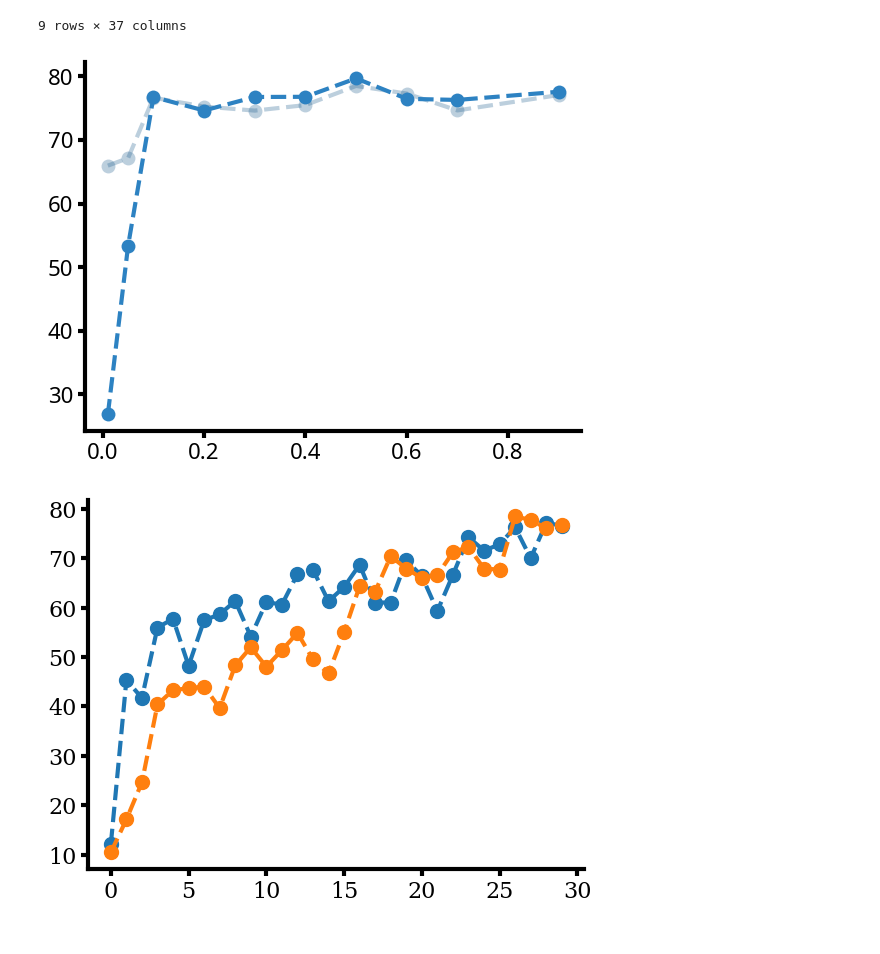
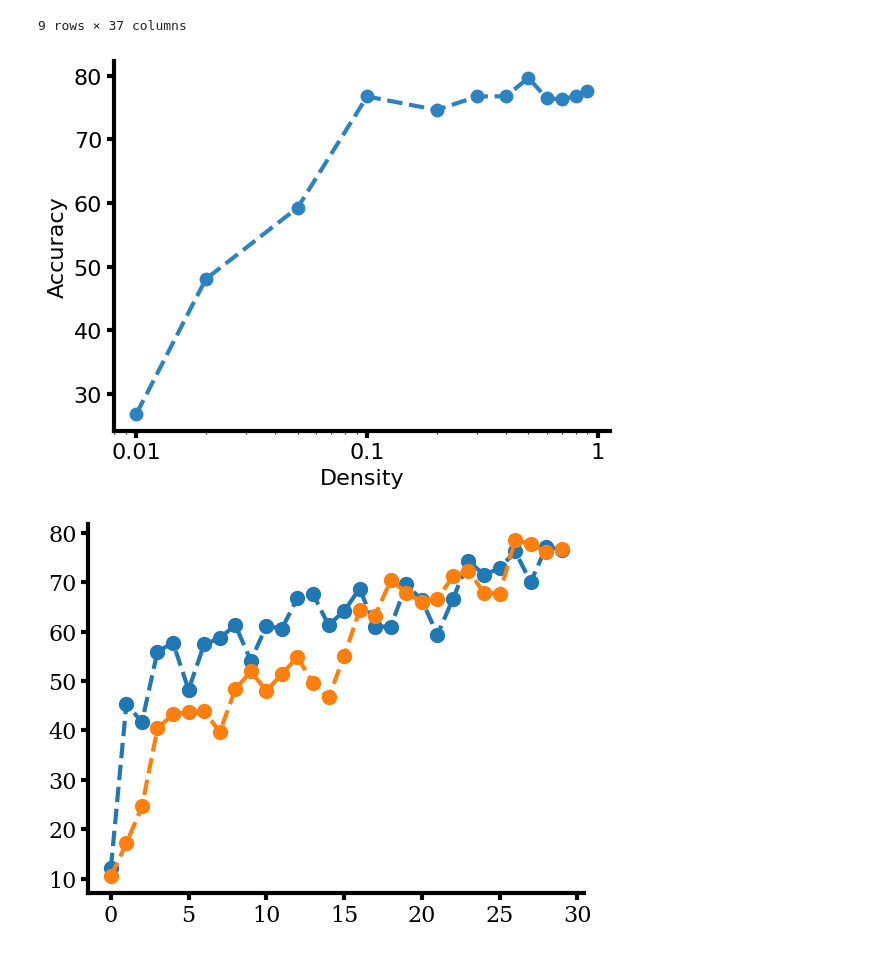
Before and after one commit to llandsmeer/spatial_snns, a Jupyter notebook: Plot.ipynb, the cells around one changed output. Cells and saved outputs as stored; diff of their text form; code cells hidden in the pictures.

```diff
--- a/Plot.ipynb
+++ b/Plot.ipynb
@@ -4,4 +4,7 @@ os.environ['CUDA_VISIBLE_DEVICES'] = '1'
 # %%
+import jax
+jax.config.update("jax_enable_x64", True)
+
 import numpy as np
 import matplotlib.pyplot as plt
 import json, pandas as pd, glob, tqdm
@@ -29,7 +32,8 @@ plt.rcParams['lines.markersize'] = 10
 plt.rcParams['axes.labelsize'] = 16
 plt.rcParams['xtick.labelsize'] = 16
 plt.rcParams['ytick.labelsize'] = 16
-plt.rcParams['font.family'] = 'Noto sans'
+# plt.rcParams['font.family'] = 'Noto sans'
+plt.rcParams['font.family'] = 'sans-serif'
 plt.rcParams['axes.linewidth'] = 3
 plt.rcParams['xtick.major.width'] = 3
 plt.rcParams['ytick.major.width'] = 3
@@ -997,27 +999,33 @@ x = dfs['sparse_epoch']
 # %%
 x = dfs['sparse_epoch']
 
-if 0:
+if 1:
     x = x[x.i==29]
 else:
     # while waiting for simulation finish
     x = x[((x.groupby('id').i.max()[x.id].values==x.i) & (x['sparse'] < 0.1)) | (x.i == 29)]
 
 #display(x)
 
 x = x.sort_values('sparse')
 s = x['sparse']
-t = x.t1p
-plt.plot(s, t, 'o--', color='#1f5f8f4c', markeredgecolor='none')
+# t = x.t1p
+# plt.plot(s, t, 'o--', color='#1f5f8f4c', markeredgecolor='none')
 ts = x.t1p_sp
 plt.plot(s, ts, 'o--', color='#2d82c2ff', markeredgecolor='none')
 #plt.ylim(60, 100)
 #plt.xlim(0, 1)
 
+plt.xscale('log')
+plt.xlabel('Density')
+plt.ylabel('Accuracy')
+plt.xticks([0.01, 0.1, 1], [0.01, 0.1, 1])
+
+
 plt.savefig('img/sparse_all.png')
 plt.savefig('img/sparse_all.svg')
 # %% [output]
-[figure, old version]
+[figure, new version]
 # %%
 ident = 'ed26562d-46e3-4733-8c22-ec939b1071d5'
 
```
Also changed, not shown: parts of 50 cells of this notebook.
